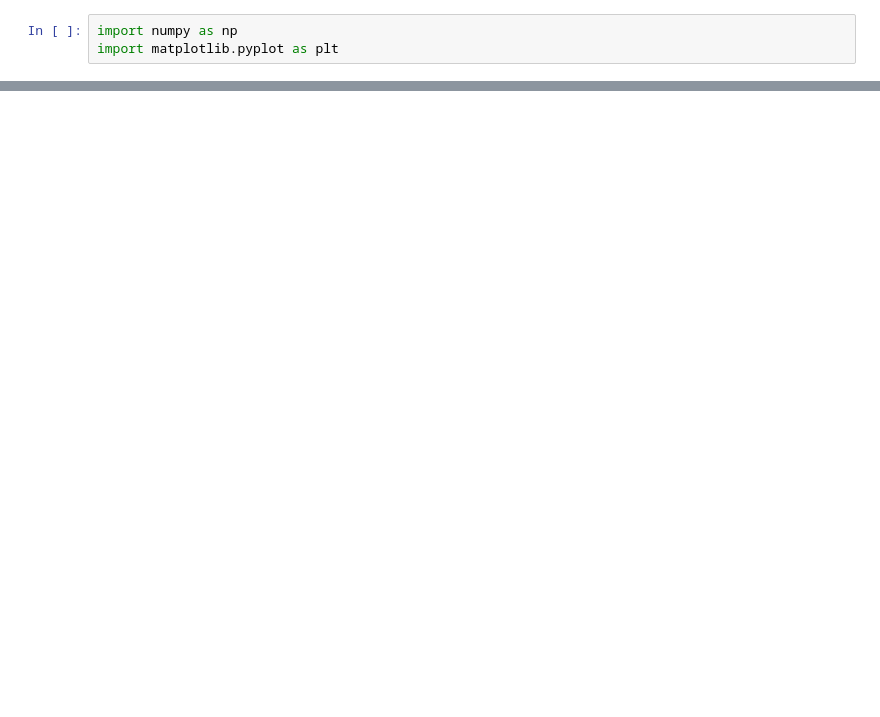
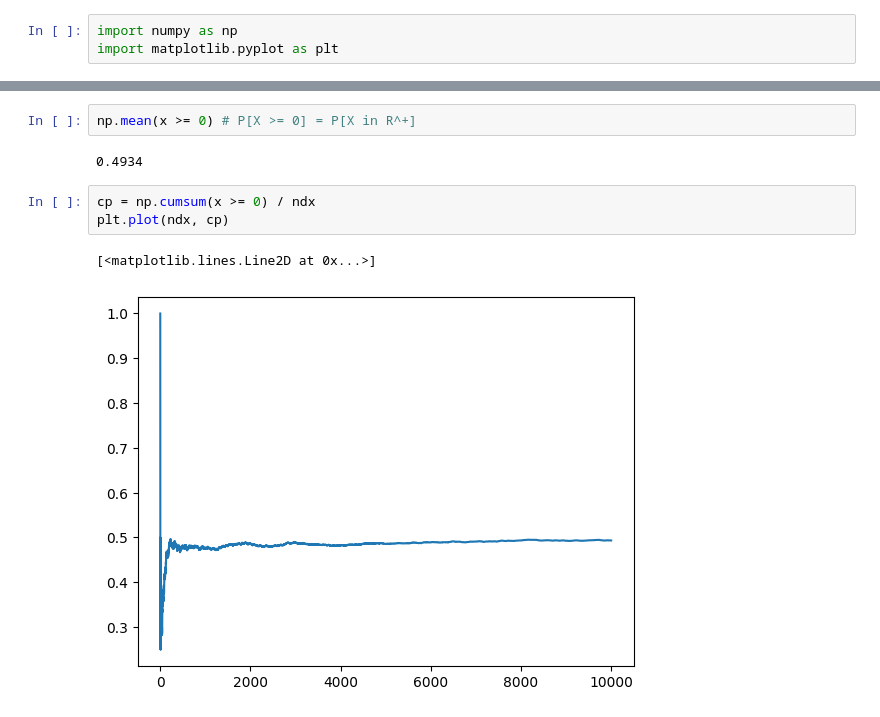
Before and after one commit to roualdes/lectures, a Jupyter notebook: 314/convergence_probability.ipynb, the cells around one changed output, grey strips where cells are left out. Cells and saved outputs as stored; diff of their text form; blank space fills up the shorter version.

```diff
--- a/314/convergence_probability.ipynb
+++ b/314/convergence_probability.ipynb
@@ -24,0 +25,10 @@ plt.plot(ndx, cv)
+# %%
+np.mean(x >= 0) # P[X >= 0] = P[X in R^+]
+# %% [output]
+0.4934
+# %%
+cp = np.cumsum(x >= 0) / ndx
+plt.plot(ndx, cp)
+# %% [output]
+[<matplotlib.lines.Line2D at 0x...>]
+[figure, added]
```
Also changed, not shown: parts of 3 cells of this notebook, 1 other file.
